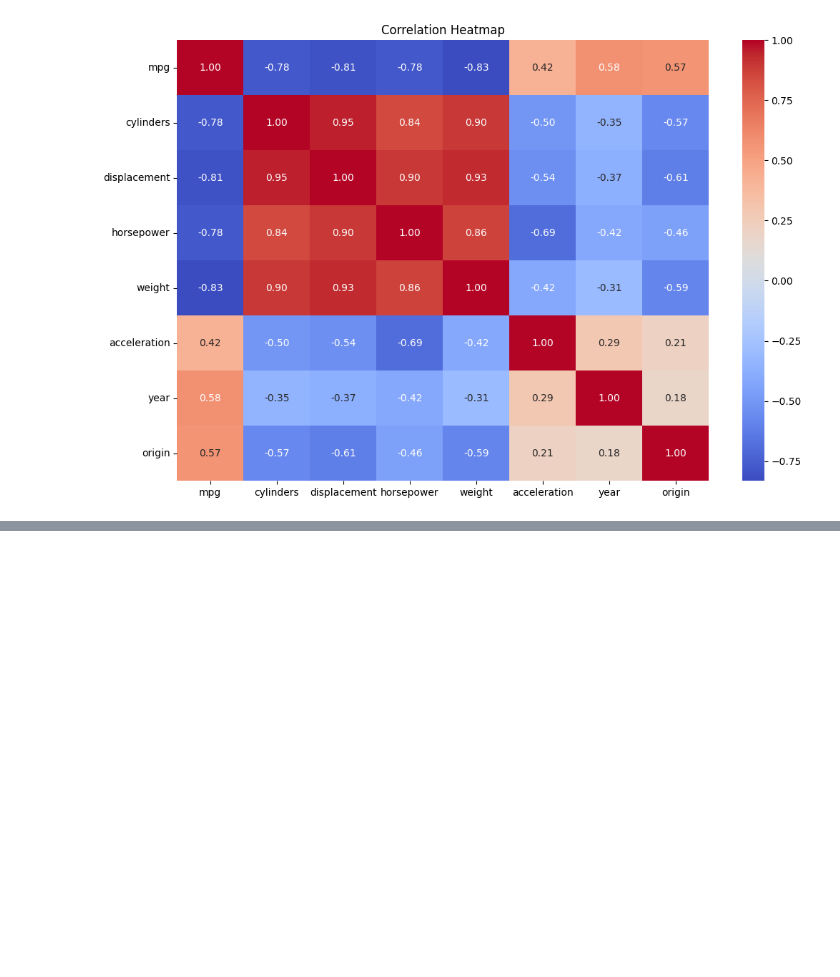
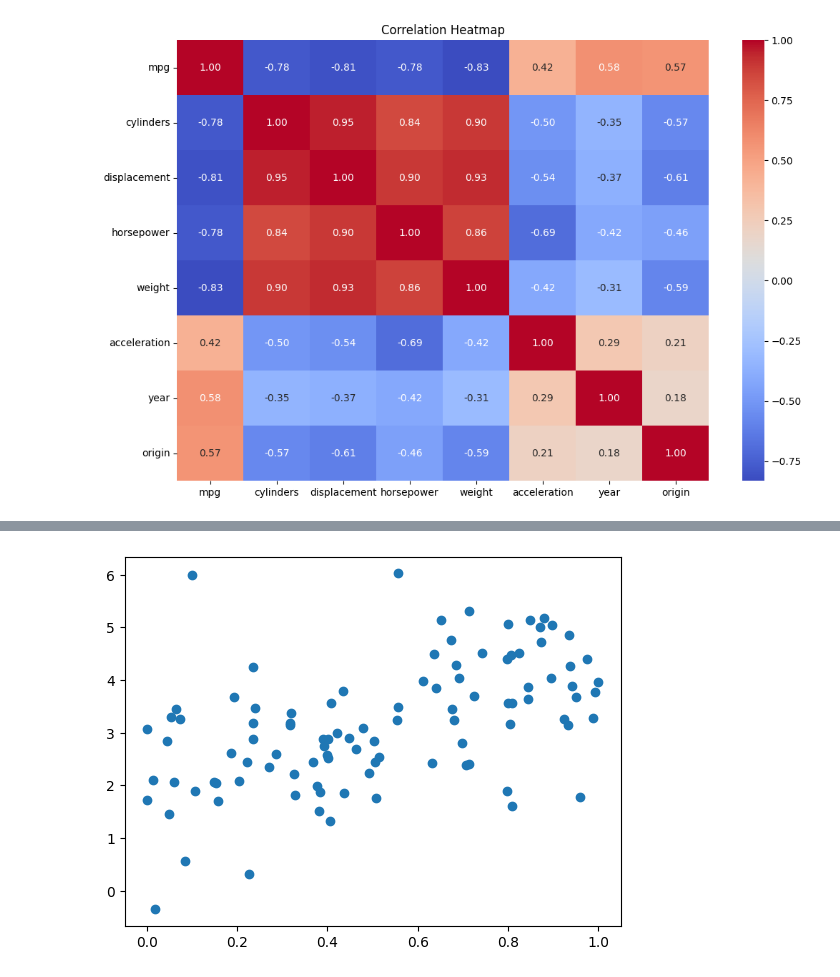
Before and after one commit to samjingwen/islp, a Jupyter notebook: ch03/ch03.ipynb, the cells around one changed output, grey strips where cells are left out. Cells and saved outputs as stored; diff of their text form; code cells hidden in the pictures; blank space fills up the shorter version.

```diff
--- a/ch03/ch03.ipynb
+++ b/ch03/ch03.ipynb
@@ -177,0 +476,5 @@ strong multicollinearity or other numerical problems.
+# %%
+plt.scatter(x1, y)
+plt.show()
+# %% [output]
+[figure, added]
```
Also changed, not shown: parts of 28 cells of this notebook, 3 other files.
